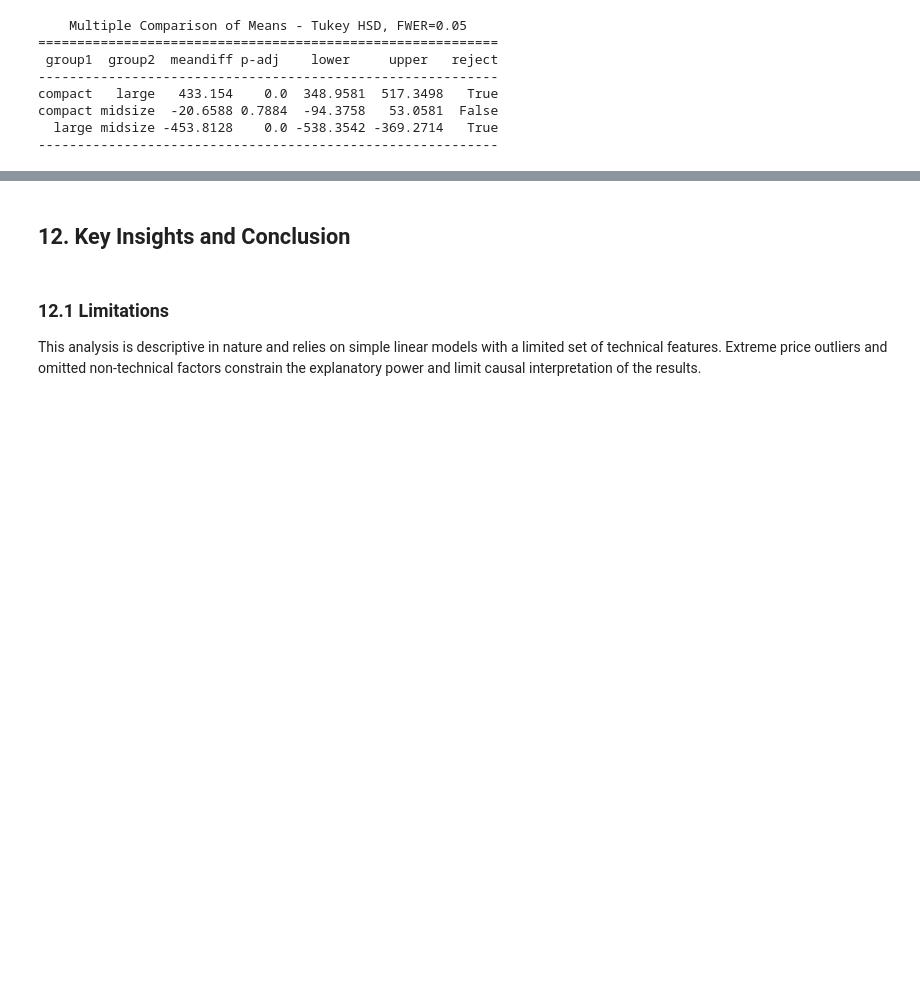
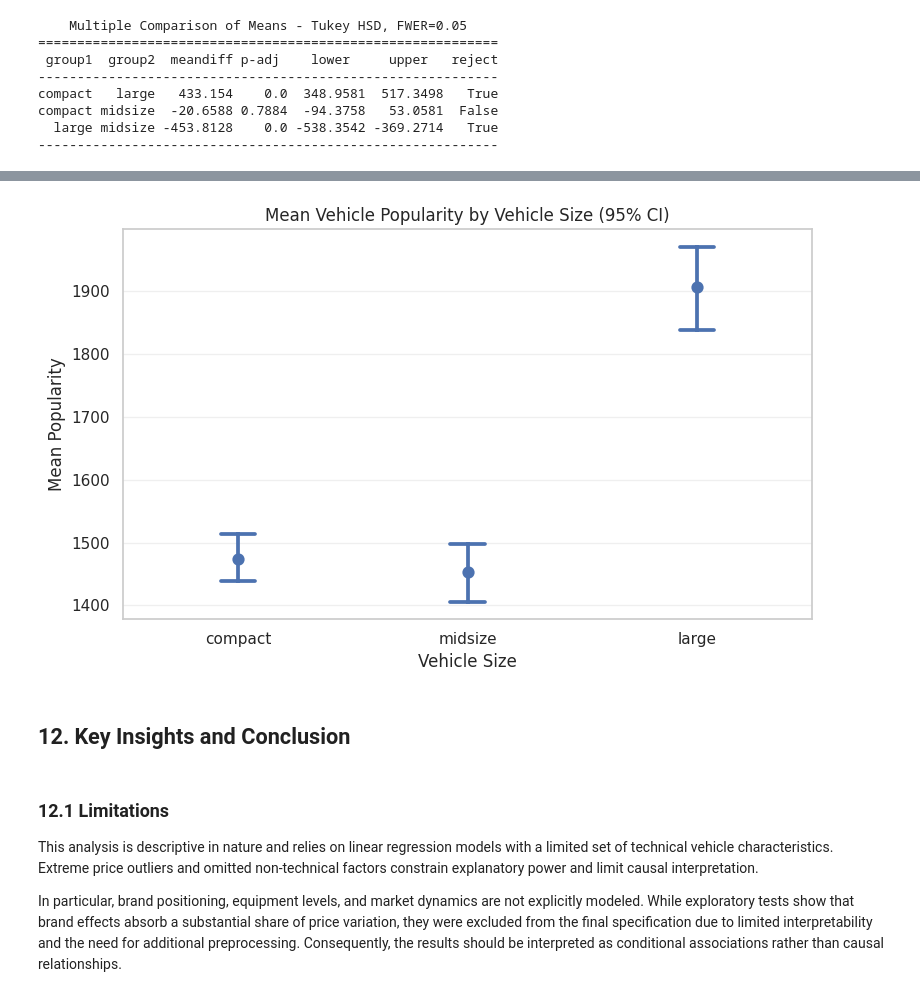
Before and after one commit to t-jor/car-market-analysis, a Jupyter notebook: notebooks/car_market_analysis.ipynb, the cells around one changed output, grey strips where cells are left out. Cells and saved outputs as stored; diff of their text form; code cells hidden in the pictures; blank space fills up the shorter version.

```diff
--- a/notebooks/car_market_analysis.ipynb
+++ b/notebooks/car_market_analysis.ipynb
@@ -1170,0 +1222,26 @@ Notes:
+# %%
+# Calculate model for additive effects of vehicle size
+import statsmodels.formula.api as smf
+
+# Step 1: Define category
+df_car_analysis["vehicle_size"] = (
+    df_car_analysis["vehicle_size"]
+    .astype("category")
+)
+
+# Step 2: Set reference category
+df_car_analysis["vehicle_size"] = (
+    df_car_analysis["vehicle_size"]
+    .cat.reorder_categories(
+        ["compact", "midsize", "large"],
+        ordered=True
+    )
+)
+
+# Estimate additive model: vehicle size shifts price levels while horsepower effect remains constant
+model_size = smf.ols(
+    'msrp ~ engine_hp + C(vehicle_size)',
+    data=df_car_analysis
+).fit()
+
+print(model_size.summary())
@@ -1220,7 +1460,30 @@ sns.boxplot(
+# %%
+plt.figure(figsize=(8, 5))
+
+sns.pointplot(
+    data=df_car_analysis,
+    x="vehicle_size",
+    y="popularity",
+    order=["compact", "midsize", "large"],
+    errorbar=("ci", 95),
+    linestyle="none",
+    capsize=0.15
+)
+
+plt.title("Mean Vehicle Popularity by Vehicle Size (95% CI)")
+plt.xlabel("Vehicle Size")
+plt.ylabel("Mean Popularity")
+plt.grid(True, axis="y", alpha=0.3)
+plt.tight_layout()
+plt.show()
+# %% [output]
+[figure, added]
 # %% [markdown]
 ## **12. Key Insights and Conclusion**
 # %% [markdown]
 ### **12.1 Limitations**
-This analysis is descriptive in nature and relies on simple linear models with a limited set of technical features. Extreme price outliers and omitted non-technical factors constrain the explanatory power and limit causal interpretation of the results.
+This analysis is descriptive in nature and relies on linear regression models with a limited set of technical vehicle characteristics. Extreme price outliers and omitted non-technical factors constrain explanatory power and limit causal interpretation.
+
+In particular, brand positioning, equipment levels, and market dynamics are not explicitly modeled. While exploratory tests show that brand effects absorb a substantial share of price variation, they were excluded from the final specification due to limited interpretability and the need for additional preprocessing. Consequently, the results should be interpreted as conditional associations rather than causal relationships.
 # %% [markdown]
 ### **12.2 Summary**
```
Also changed, not shown: parts of 24 cells of this notebook.
